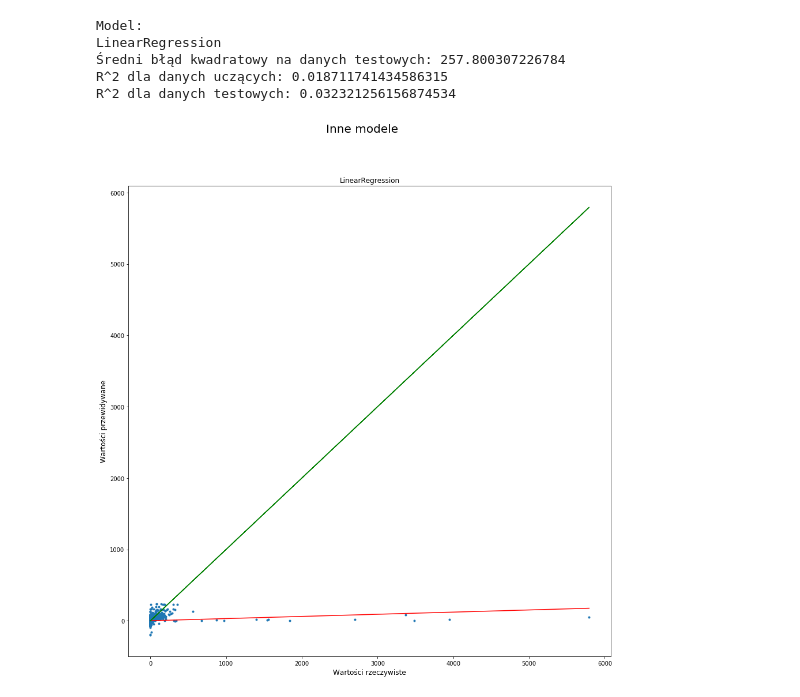
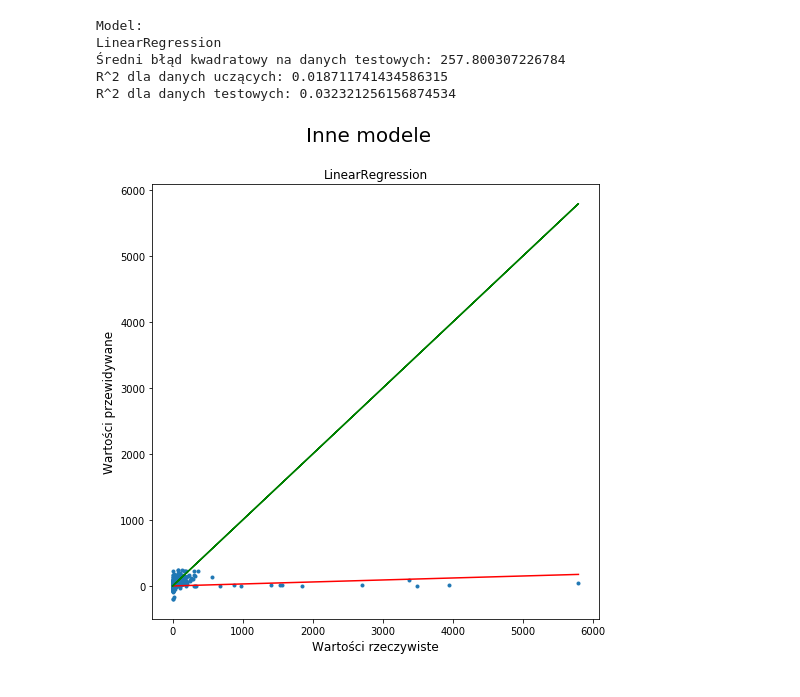
Before and after one commit to DuDiiC/engineering-thesis, a Jupyter notebook: notebooks/03_learning/regression.ipynb, the cells around one changed output. Saved outputs shown, nothing was run; the diff lists cells and outputs as text; code cells hidden in the pictures.

```diff
--- a/notebooks/03_learning/regression.ipynb
+++ b/notebooks/03_learning/regression.ipynb
@@ -348,6 +348,6 @@ R^2 dla danych uczących: 0.018711741434586315
 R^2 dla danych testowych: 0.032321256156874534
 # %%
 compare_model_versions(1, 1, y_test, y_preds, names, 'Inne modele',
-                      '../../results/regression/other_regression_models.jpg', 15, 15)
+                      '../../results/regression/regresja liniowa - błędny model.jpg', 8, 8)
 # %% [output]
-[figure, old version]
+[figure, new version]
```
Also changed, not shown: parts of 16 cells of this notebook.
